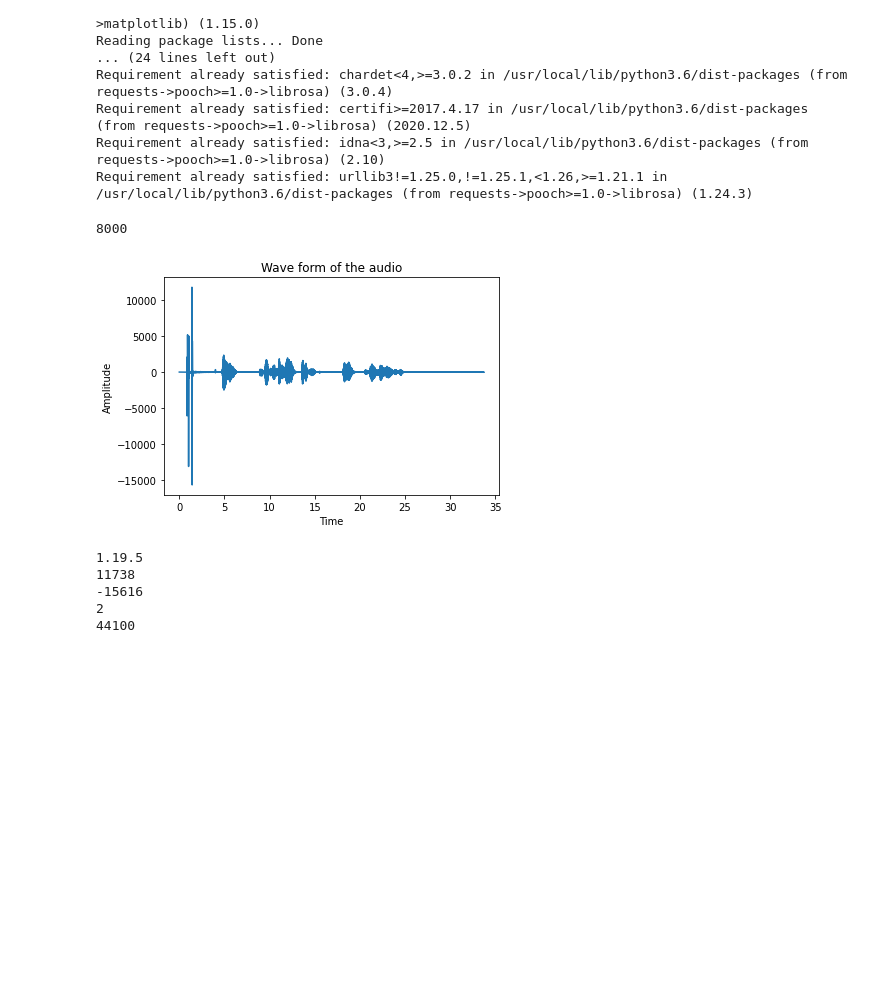
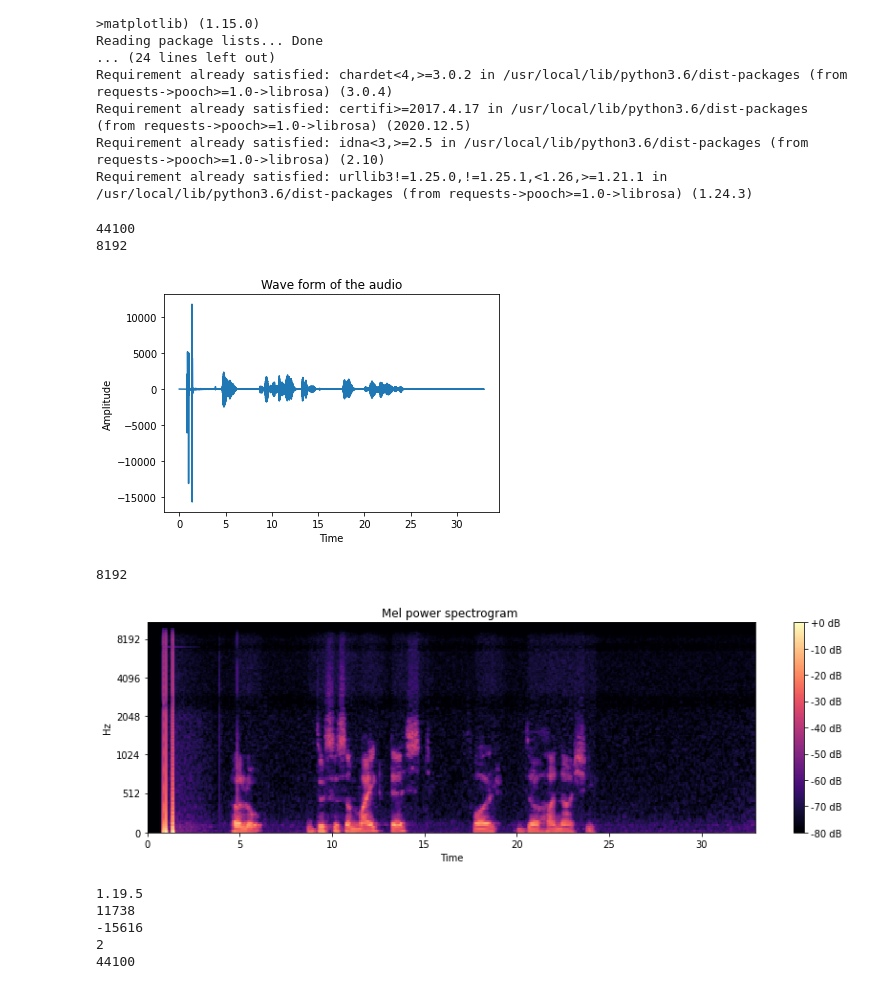
Before and after one commit to iammarco11/hanashi, a Jupyter notebook: Hanashi.ipynb, the cells around one changed output. Drawn from its saved outputs; the diff is of its cells as text; code cells hidden in the pictures; blank space fills up the shorter version.

Commit message:
Add a melspecgram using librosa

```diff
--- a/Hanashi.ipynb
+++ b/Hanashi.ipynb
@@ -33,6 +33,8 @@ import numpy as np
 import matplotlib.pyplot as plt
 
 import wave
+import librosa
+import librosa.display
 from os import path
 from pydub import AudioSegment
 
@@ -57,6 +59,7 @@ class audio_processing(object):
         comptype = audio_wave.getcomptype()
         compname = audio_wave.getcompname()
         total_time = nframes/framerate
+        print(framerate)
 
         audio_wave.close()
         return nchannels, sampwidth, framerate, nframes, comptype, compname, total_time
@@ -75,36 +78,56 @@ class audio_processing(object):
 
         audio_wave.close()
         read_wave.close()
 
     def wav_waveform(self):
         nchannels, sampwidth, framerate, nframes, comptype, compname, total_time = self.wav_info("/home/resample.wav")
 
         audio_wave = wave.open("/home/resample.wav", "rb")
 
         read_frames = audio_wave.readframes(-1)
         read_frames = np.frombuffer(read_frames, dtype="int16")
 
         time_axis = np.linspace(0, total_time, len(read_frames))
 
         audio_wave.close()
         plt.figure(1)
         plt.title("Wave form of the audio")
 
         plt.xlabel("Time")
         plt.ylabel("Amplitude")
         plt.plot(time_axis, read_frames)
         plt.show()
 
+    def melspecgram(self):
+
+        audio_path = "/home/resample.wav"
+        y, sr = librosa.load(audio_path, sr=None)
+        print(sr)
+        S = librosa.feature.melspectrogram(y, sr=sr, n_mels=128)
+        log_S = librosa.power_to_db(S, ref=np.max)
+
+        plt.figure(figsize=(12, 4))
+        librosa.display.specshow(log_S, sr=sr, x_axis='time', y_axis='mel')
+        plt.title('Mel power spectrogram ')
+        plt.colorbar(format='%+02.0f dB')
+        plt.tight_layout()
+
+
+
 if __name__ == "__main__":
     sample_src = "/home/sample.mp3"
     sample_dst = "/home/sample.wav"
-    audio_processing = audio_processing(sample_src, sample_dst, 8000) #resampling to 8000hz
+    audio_processing = audio_processing(sample_src, sample_dst, 8192) #resampling to 8192hz
     audio_processing.wav_conversion()
     audio_processing.wav_resample()
     audio_processing.wav_waveform()
+    audio_processing.melspecgram()
 # %% [output]
-8000
+44100
+8192
-[figure, old version]
+[figure, new version]
+8192
+[figure, added]
 # %%
 import numpy as np
 import matplotlib.pyplot as plt
```
